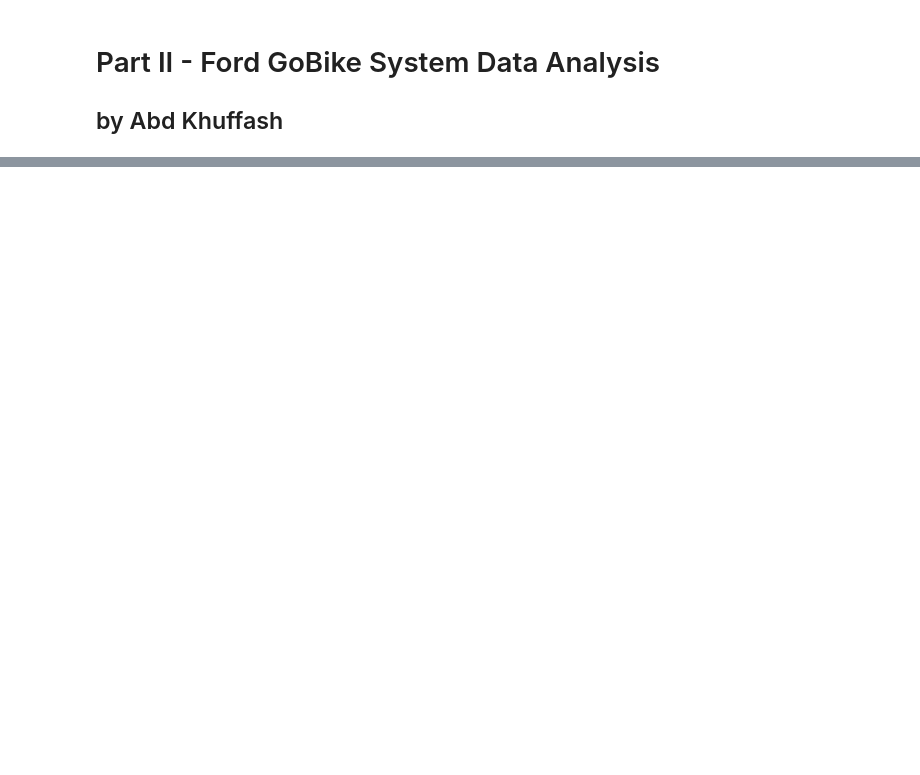
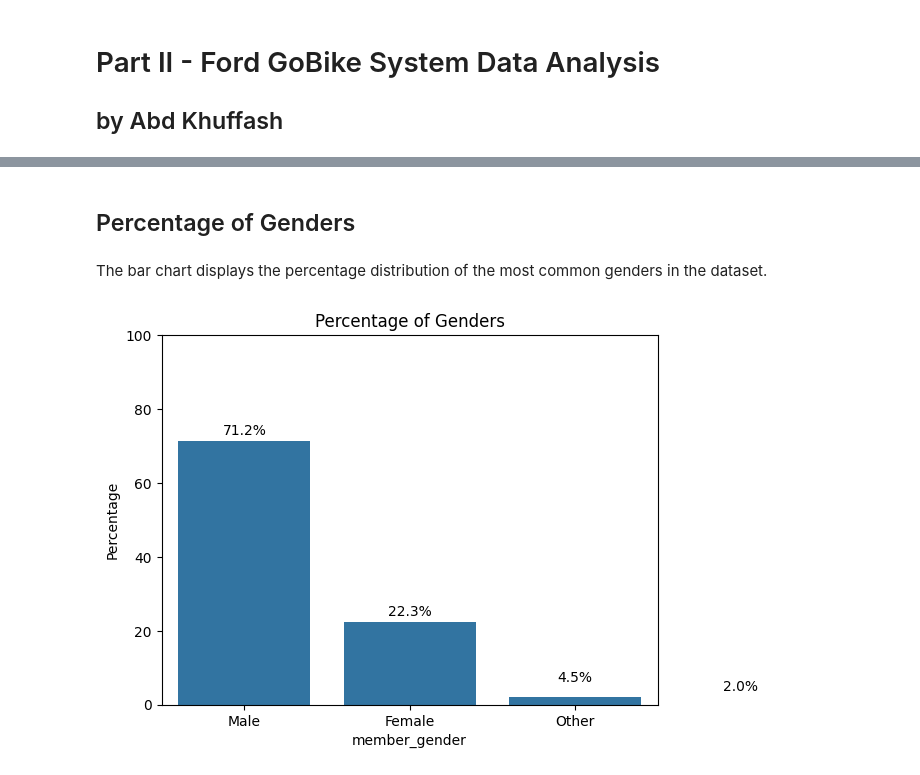
Before and after one commit to AbdKhuffash/Udacity_P3_Communicate-Data-Findings, a Jupyter notebook: Part_II_Explanatory_FordGoBike.ipynb, the cells around one changed output, grey strips where cells are left out. Cells and saved outputs as stored; diff of their text form; code cells hidden in the pictures; blank space fills up the shorter version.

```diff
--- a/Part_II_Explanatory_FordGoBike.ipynb
+++ b/Part_II_Explanatory_FordGoBike.ipynb
@@ -65 +93,24 @@ fordgobike_clean.head()
+# %% [markdown]
+## Percentage of Genders
+# %% [markdown]
+The bar chart displays the percentage distribution of the most common genders in the dataset.
+# %%
+perc_of_gend = fordgobike_clean["member_gender"].value_counts(normalize=True) * 100
+
+# create a bar plot
+pg = sns.barplot(x=perc_of_gend.index, y=perc_of_gend.values, order=["Male", "Female", "Other"], color="tab:blue",)
+
+# set plot title and y-axis label
+plt.title("Percentage of Genders")
+plt.ylabel("Percentage")
+plt.ylim(0, 100)
+
+# add text annotations for each bar indicating the percentage value
+for i, v in enumerate(perc_of_gend.values):
+    pg.text(i, v + 1, f"{v:.1f}%", ha="center", va="bottom")
+
+# show the plot
+plt.show()
+# %% [output]
+[figure, added]
 # %% [markdown]
```
Also changed, not shown: parts of 13 cells of this notebook.
